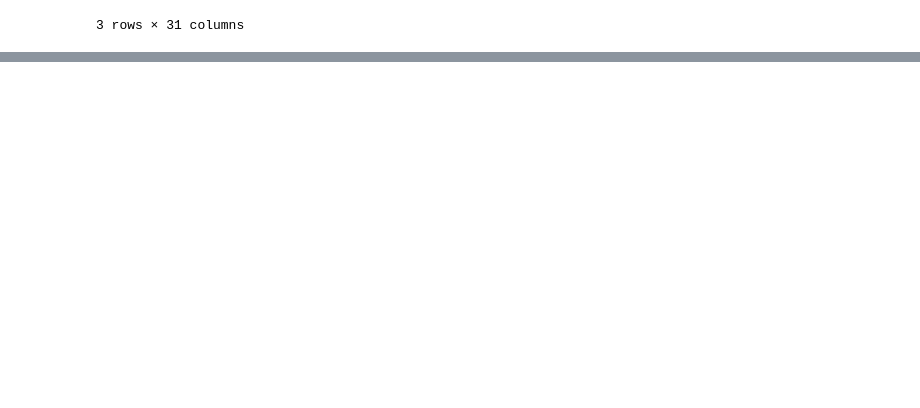
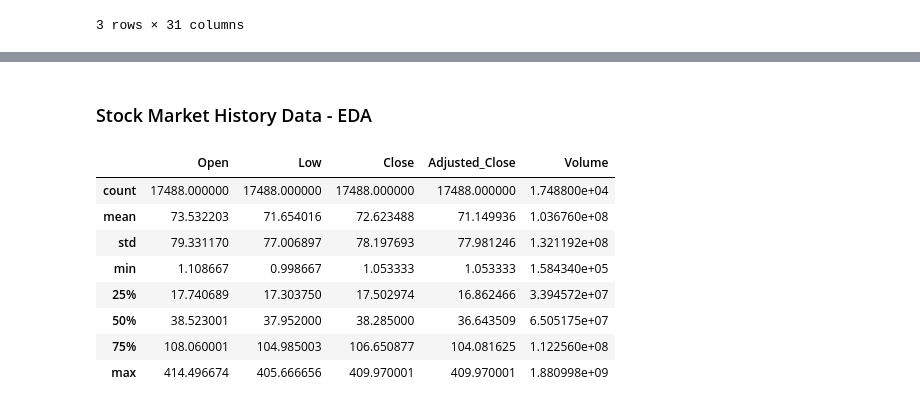
Before and after one commit to EthanFalcao/Sentiment-Analysis-in-Financial-Markets, a Jupyter notebook: (Stocks) - Exploratory Data Analysis.ipynb, the cells around one changed output, grey strips where cells are left out. Drawn from its saved outputs; the diff is of its cells as text; code cells hidden in the pictures; blank space fills up the shorter version.

Commit message:
stocks eda

```diff
--- a/(Stocks) - Exploratory Data Analysis.ipynb
+++ b/(Stocks) - Exploratory Data Analysis.ipynb
@@ -86,0 +39,30 @@ KeyError: 'Date'
+# %%
+#pivot and trasnform structure to a long format where each row represents a single day's data for a single stock.
+
+# Clean up the dataset by removing the first two rows and setting a proper header
+
+# Dropping the first row as the header
+df_stocks_corrected = df_stocks.drop(index=[0]).reset_index(drop=True)
+new_columns = ['Date'] + [f"{col.split('.')[0]}_{col.split('.')[-1]}" if '.' in col else col for col in df_stocks.columns[1:]]
+df_stocks_corrected.columns = new_columns
+
+# Convert 'Date' to datetime
+df_stocks_corrected['Date'] = pd.to_datetime(df_stocks_corrected['Date'])
+
+# Now, melt the dataframe to long format
+df_stocks_melted = df_stocks_corrected.melt(id_vars=['Date'], var_name='Stock_Metric', value_name='Value')
+
+# Split 'Stock_Metric' into separate 'Stock' and 'Metric' columns
+df_stocks_melted[['Stock', 'Metric']] = df_stocks_melted['Stock_Metric'].str.split('_', expand=True)
+
+# Drop the original 'Stock_Metric' column and any rows with NaN values in 'Value'
+df_stocks_melted = df_stocks_melted.drop(columns=['Stock_Metric']).dropna(subset=['Value'])
+
+# Convert 'Value' to numeric, handling errors for conversion
+df_stocks_melted['Value'] = pd.to_numeric(df_stocks_melted['Value'], errors='coerce')
+
+# Pivot 'Metric' to create separate columns for each metric
+df_stocks_pivoted = df_stocks_melted.pivot_table(index=['Date', 'Stock'], columns='Metric', values='Value', aggfunc='first').reset_index()
+df_stocks = df_stocks_pivoted
+
+df_stocks.head(), df_stocks.dtypes
@@ -86,0 +87,4 @@ KeyError: 'Date'
+# %%
+df_stocks.columns = ['Date', 'Stock', 'Open', 'Low', 'Close', 'Adjusted_Close', 'Volume']
+
+df_stocks.head()
@@ -86,0 +115,14 @@ KeyError: 'Date'
+# %% [markdown]
+### Stock Market History Data - EDA
+# %%
+df_stocks.describe()
+# %% [output]
+|  | Open | Low | Close | Adjusted_Close | Volume |
+| count | 17488.000000 | 17488.000000 | 17488.000000 | 17488.000000 | 1.748800e+04 |
+| mean | 73.532203 | 71.654016 | 72.623488 | 71.149936 | 1.036760e+08 |
+| std | 79.331170 | 77.006897 | 78.197693 | 77.981246 | 1.321192e+08 |
+| min | 1.108667 | 0.998667 | 1.053333 | 1.053333 | 1.584340e+05 |
+| 25% | 17.740689 | 17.303750 | 17.502974 | 16.862466 | 3.394572e+07 |
+| 50% | 38.523001 | 37.952000 | 38.285000 | 36.643509 | 6.505175e+07 |
+| 75% | 108.060001 | 104.985003 | 106.650877 | 104.081625 | 1.122560e+08 |
+| max | 414.496674 | 405.666656 | 409.970001 | 409.970001 | 1.880998e+09 |
```
Also changed, not shown: parts of 13 cells of this notebook.
